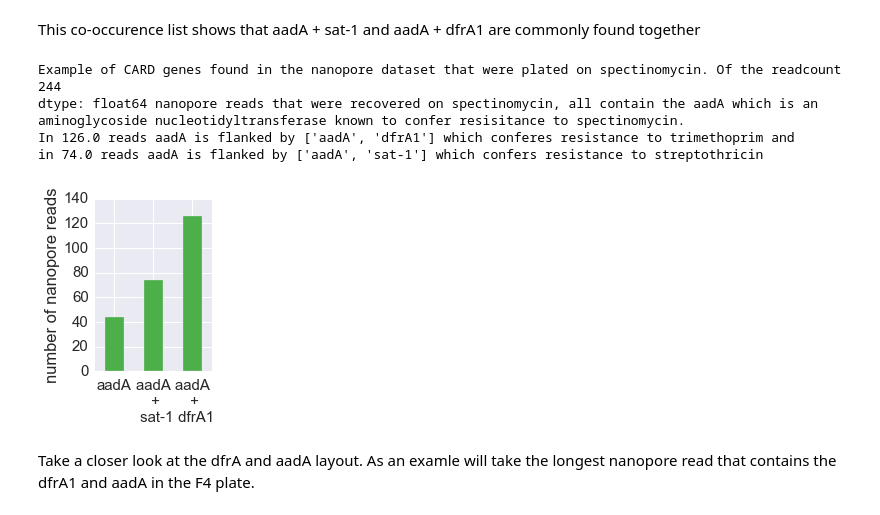
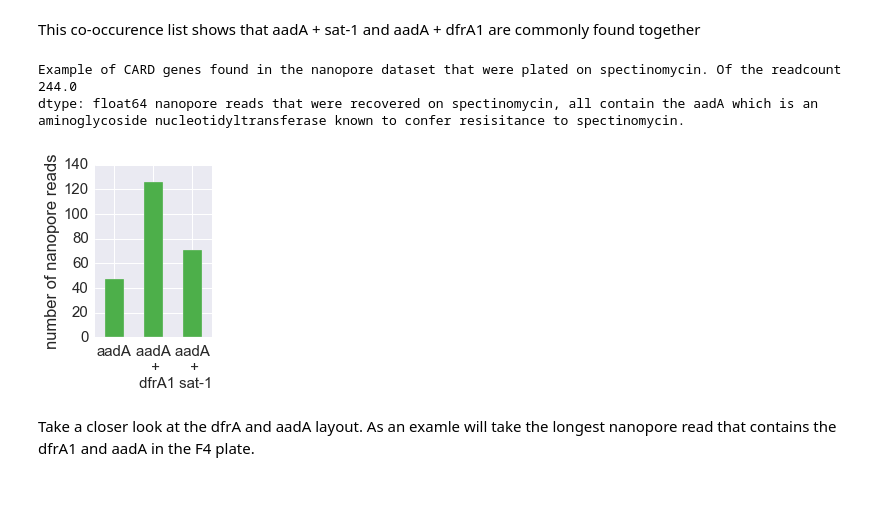
Before and after one commit to EvdH0/poreFUME_paper, a Jupyter notebook: analyzeResistome.ipynb, the cells around one changed output. Saved outputs shown, nothing was run; the diff lists cells and outputs as text; code cells hidden in the pictures.

```diff
--- a/analyzeResistome.ipynb
+++ b/analyzeResistome.ipynb
@@ -412,7 +649,7 @@ pp.close()
 # 5. CARD annotation of the nanopore library B and PacBio dataset
 Since the metagenomic selection was performed on antibiotics, we annotated the sequencing data with the [CARD database](https://card.mcmaster.ca/) (Comprehensive Antibiotic Research Database) database to gain functional insights. Please cite [McArthur et al. 2013. The Comprehensive Antibiotic Resistance Database. Antimicrobial Agents and Chemotherapy, 57, 3348-3357.](http://www.ncbi.nlm.nih.gov/pubmed/23650175)
 # %%
-dfMIp3 = pd.read_csv(annotationPathOrdered['MI_corr2'])
+dfMIp3 = pd.read_csv(annotationPathOrdered['MI_polishNoFilter'])
 dfPB = pd.read_csv(annotationPathOrdered['PB_ass']) #load annotated pacbio reads
 dfS = pd.read_csv(annotationPathOrdered['S_ass'])
 
@@ -453,7 +690,7 @@ getRecordSize(qPathOrdered['MI_raw'])
 
 SangerSize = getRecordSize(qPathOrdered['S_ass'])
 PBSize = getRecordSize(qPathOrdered['PB_ass'])
-MISize = getRecordSize(qPathOrdered['MI_corr2'])
+MISize = getRecordSize(qPathOrdered['MI_polishNoFilter'])
 # %%
 dfAssembly = pd.read_pickle('inputFiles/SangerAssembly.withoutCandT.pckl') #Contains a formatted CLC export with the amount of reads contained in a contig
 dfAssembly= dfAssembly.fillna(1)
@@ -752,7 +989,7 @@ dfrA1 dfrA1
 This co-occurence list shows that aadA + sat-1 and aadA + dfrA1 are commonly found together
 # %%
 
-pp = PdfPages('figures/FigXXX_SpecExample.pdf')
+pp = PdfPages('figures/Fig06a_SpecExample.v2.pdf')
 sns.set(font_scale=1.5)
 
 try: #pandas does not like setting and index that is already an index, so catch this otherwise still raise the error
@@ -765,39 +1002,37 @@ except KeyError as e:
 
 fig, ax = plt.subplots(figsize=(2.5,4))
 ax = dfCombine.plot(kind='bar',ax=ax,color=colorSet['MI'])
 ax.set_ylabel('number of nanopore reads')
 ax.set_xlabel('')
 
 
 
 labels = ax.get_xticklabels()
 newLabels = []
 for thisLabel in labels:
     #We want to align aadA at the left so we need to do a bit a swaping around
     #print str(thisLabel.get_text())
 
 
     tmp = thisLabel.get_text().replace('[','').replace(']','').split(',') #First remove the [ ] and split on , (we could also just evaluate the string as list)
     if len(tmp)>1: #More then 1 gene in label
         newLabels.append(tmp[0] + " \n + \n" + tmp[1] ) #here do the swapping first 1 then 0!
     else:
         newLabels.append(tmp[0]) #when there is only 1 there is nothing to swap
 
 ax.set_xticklabels(newLabels, rotation='horizontal')
 ax.legend_.remove()
 #ax.set_xscale('log')
 plt.gcf().subplots_adjust(left=0.25,bottom=0.3)
 pp.savefig()
 pp.close()
 print "Example of CARD genes found in the nanopore dataset that were plated on spectinomycin. Of the %s nanopore reads that were recovered on spectinomycin, all contain the aadA which is an aminoglycoside nucleotidyltransferase known to confer resisitance to spectinomycin. "  % (dfCombine.sum())
-print "In %s reads aadA is flanked by %s which conferes resistance to trimethoprim and " % (dfCombine.ix[2]['readcount'],dfCombine.ix[2].name)
-print "in %s reads aadA is flanked by %s which confers resistance to streptothricin" % (dfCombine.ix[1]['readcount'],dfCombine.ix[1].name)
+#print "In %s reads aadA is flanked by %s which conferes resistance to trimethoprim and " % (dfCombine.ix[2]['readcount'],dfCombine.ix[2].name)
+#print "in %s reads aadA is flanked by %s which confers resistance to streptothricin" % (dfCombine.ix[1]['readcount'],dfCombine.ix[1].name)
 # %% [output]
-Example of CARD genes found in the nanopore dataset that were plated on spectinomycin. Of the readcount    244
+Example of CARD genes found in the nanopore dataset that were plated on spectinomycin. Of the readcount    244.0
 dtype: float64 nanopore reads that were recovered on spectinomycin, all contain the aadA which is an aminoglycoside nucleotidyltransferase known to confer resisitance to spectinomycin.
-In 126.0 reads aadA is flanked by ['aadA', 'dfrA1'] which conferes resistance to trimethoprim and
-in 74.0 reads aadA is flanked by ['aadA', 'sat-1'] which confers resistance to streptothricin
-[figure, old version]
+[figure, new version]
 # %% [markdown]
 Take a closer look at the dfrA and aadA layout. As an examle will take the longest nanopore read that contains the dfrA1 and aadA in the F4 plate.
 # %%
```
Also changed, not shown: parts of 18 cells of this notebook, 4 other files.
